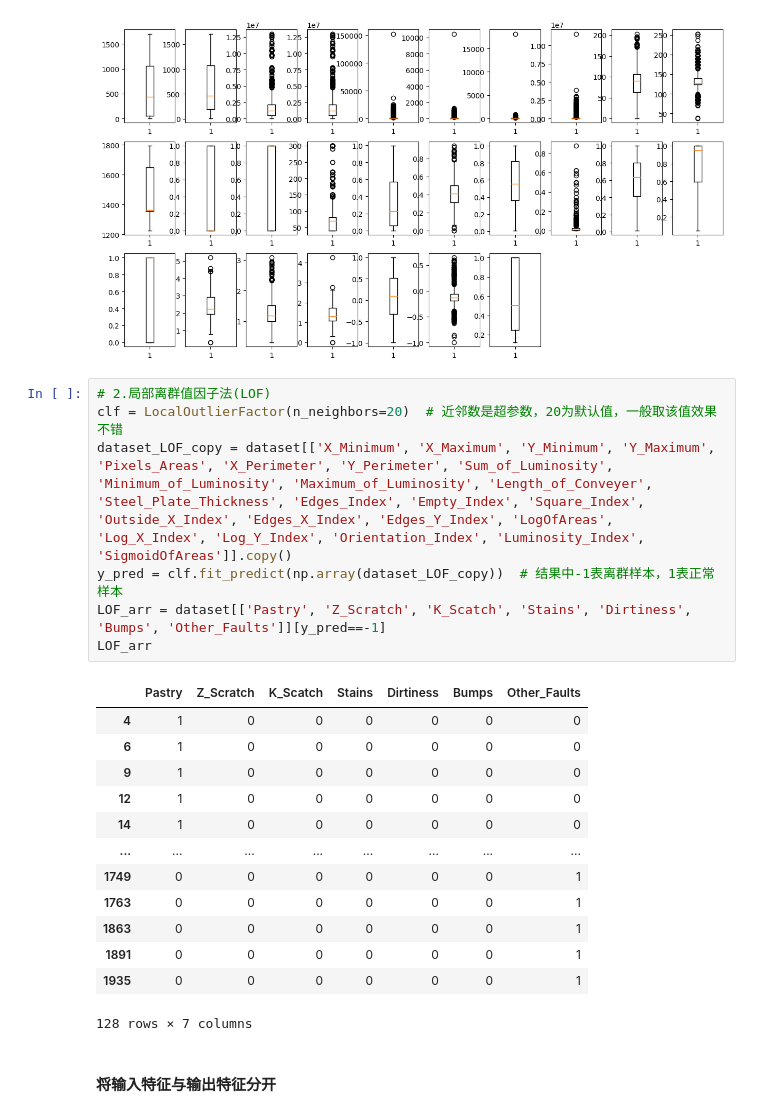
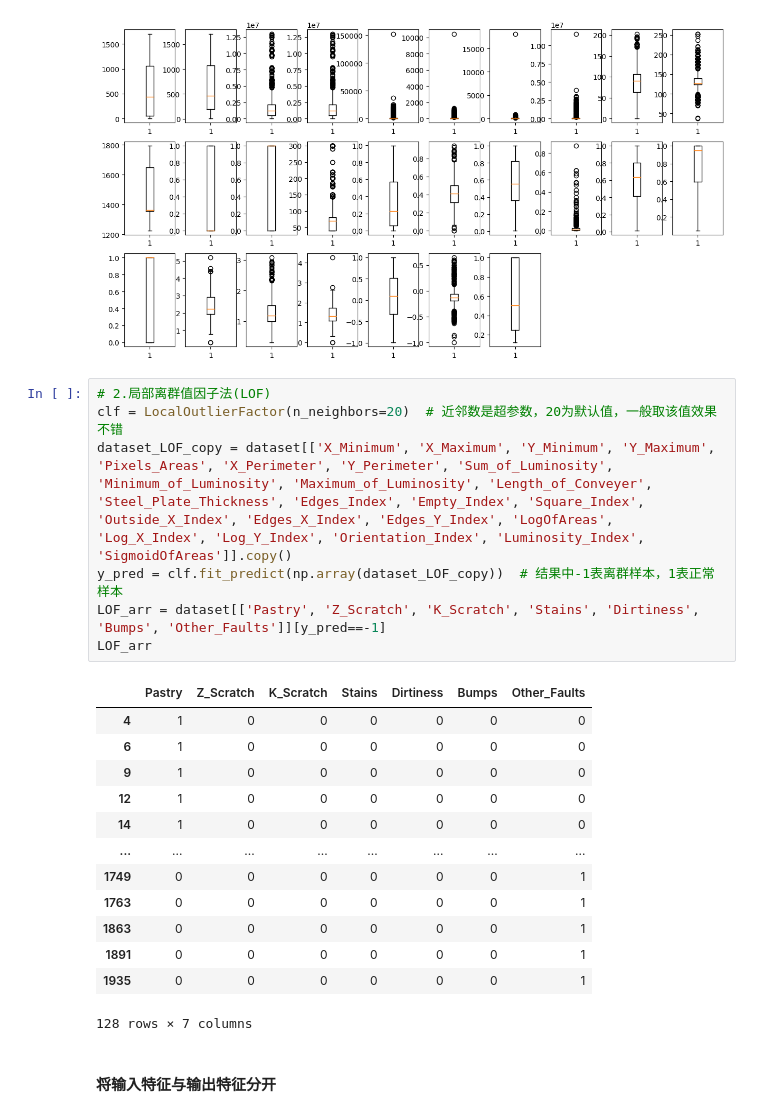
Before and after one commit to lwlwlwlwlw/Strip-surface-defect-classification-identification, a Jupyter notebook: q2/main.ipynb, the cells around one changed output. Cells and saved outputs as stored; diff of their text form.

```diff
--- a/q2/main.ipynb
+++ b/q2/main.ipynb
@@ -111,12 +111,12 @@ for i in range(1, 28, 1):
 # %%
 # 2.局部离群值因子法(LOF)
 clf = LocalOutlierFactor(n_neighbors=20)  # 近邻数是超参数，20为默认值，一般取该值效果不错
 dataset_LOF_copy = dataset[['X_Minimum', 'X_Maximum', 'Y_Minimum', 'Y_Maximum', 'Pixels_Areas', 'X_Perimeter', 'Y_Perimeter', 'Sum_of_Luminosity', 'Minimum_of_Luminosity', 'Maximum_of_Luminosity', 'Length_of_Conveyer', 'Steel_Plate_Thickness', 'Edges_Index', 'Empty_Index', 'Square_Index', 'Outside_X_Index', 'Edges_X_Index', 'Edges_Y_Index', 'LogOfAreas', 'Log_X_Index', 'Log_Y_Index', 'Orientation_Index', 'Luminosity_Index', 'SigmoidOfAreas']].copy()
 y_pred = clf.fit_predict(np.array(dataset_LOF_copy))  # 结果中-1表离群样本，1表正常样本
-LOF_arr = dataset[['Pastry', 'Z_Scratch', 'K_Scatch', 'Stains', 'Dirtiness', 'Bumps', 'Other_Faults']][y_pred==-1]
+LOF_arr = dataset[['Pastry', 'Z_Scratch', 'K_Scratch', 'Stains', 'Dirtiness', 'Bumps', 'Other_Faults']][y_pred==-1]
 LOF_arr
 # %% [output]
-|  | Pastry | Z_Scratch | K_Scatch | Stains | Dirtiness | Bumps | Other_Faults |
+|  | Pastry | Z_Scratch | K_Scratch | Stains | Dirtiness | Bumps | Other_Faults |
 | 4 | 1 | 0 | 0 | 0 | 0 | 0 | 0 |
 | 6 | 1 | 0 | 0 | 0 | 0 | 0 | 0 |
 | 9 | 1 | 0 | 0 | 0 | 0 | 0 | 0 |
```
Also changed, not shown: parts of 17 cells of this notebook.
